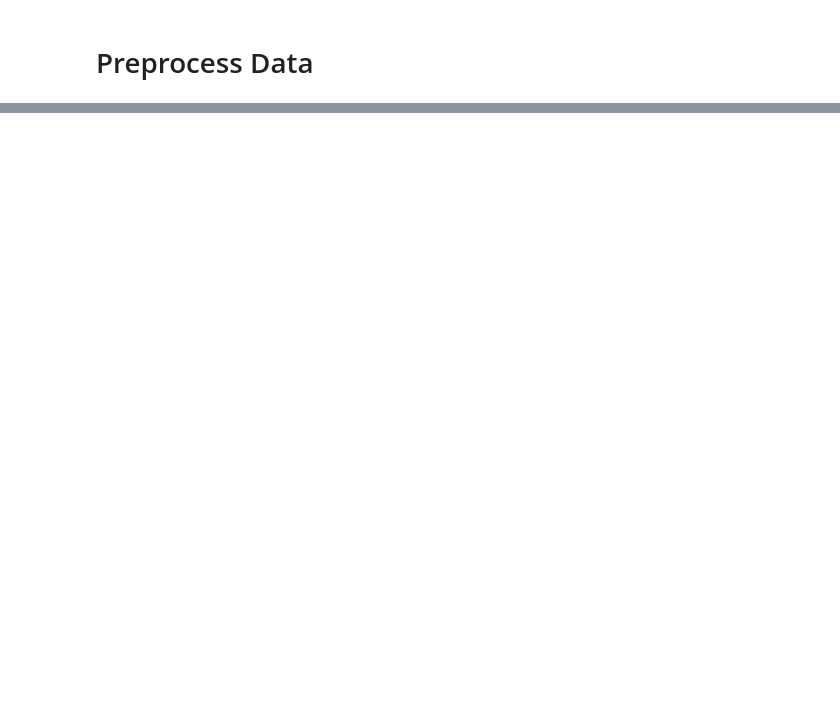
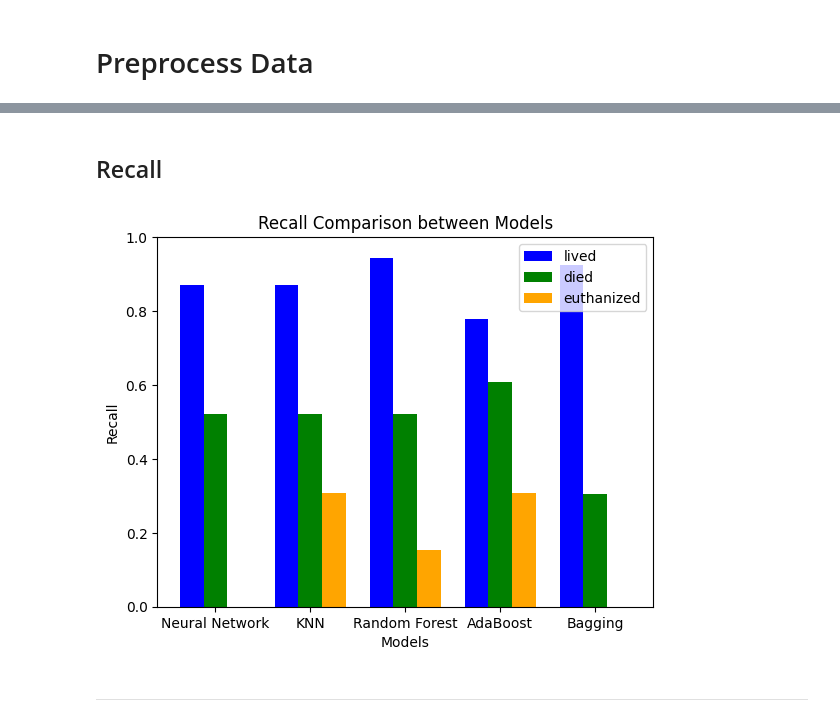
Before and after one commit to thewro11/cs462-cow-status-classification, a Jupyter notebook: model.ipynb, the cells around one changed output, grey strips where cells are left out. Drawn from its saved outputs; the diff is of its cells as text; code cells hidden in the pictures; blank space fills up the shorter version.

```diff
--- a/model.ipynb
+++ b/model.ipynb
@@ -104,0 +291,28 @@ X.shape, Y.shape
+# %% [markdown]
+## Recall
+# %%
+recall = [nn_model_recall, knn_model_recall, rfc_model_recall, ada_model_recall, bag_model_recall]
+ind = np.arange(len(recall))
+width = 0.25
+
+class_0 = [nn_model_recall[0], knn_model_recall[0], rfc_model_recall[0], ada_model_recall[0], bag_model_recall[0]]
+bar1 = plt.bar(ind, class_0, width, color = 'blue')
+
+class_1 = [nn_model_recall[1], knn_model_recall[1], rfc_model_recall[1], ada_model_recall[1], bag_model_recall[1]]
+bar2 = plt.bar(ind+width, class_1, width, color='g')
+
+class_2 = [nn_model_recall[2], knn_model_recall[2], rfc_model_recall[2], ada_model_recall[2], bag_model_recall[2]]
+bar3 = plt.bar(ind+width*2, class_2, width, color = 'orange')
+
+plt.xlabel("Models")
+plt.ylabel('Recall')
+plt.title("Recall Comparison between Models")
+plt.ylim((0, 1))
+
+plt.xticks(ind+width,['Neural Network', 'KNN', 'Random Forest', "AdaBoost", "Bagging"])
+plt.legend( (bar1, bar2, bar3), ("lived", "died", "euthanized") )
+plt.show()
+# %% [output]
+[figure, added]
+# %% [markdown]
+---
```
Also changed, not shown: parts of 40 cells of this notebook.
